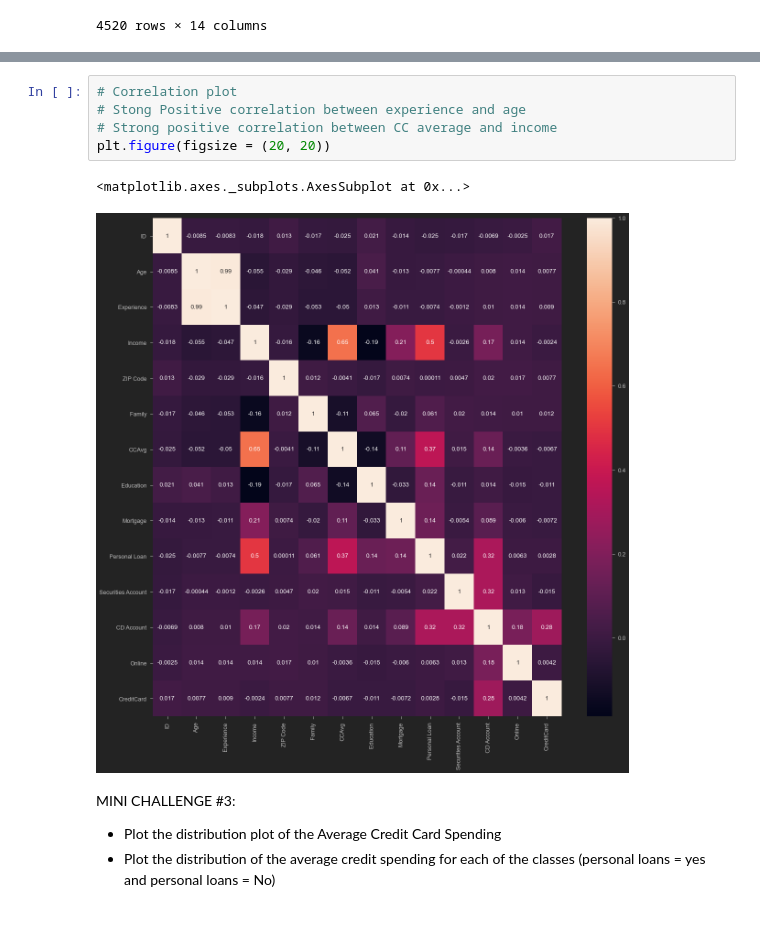
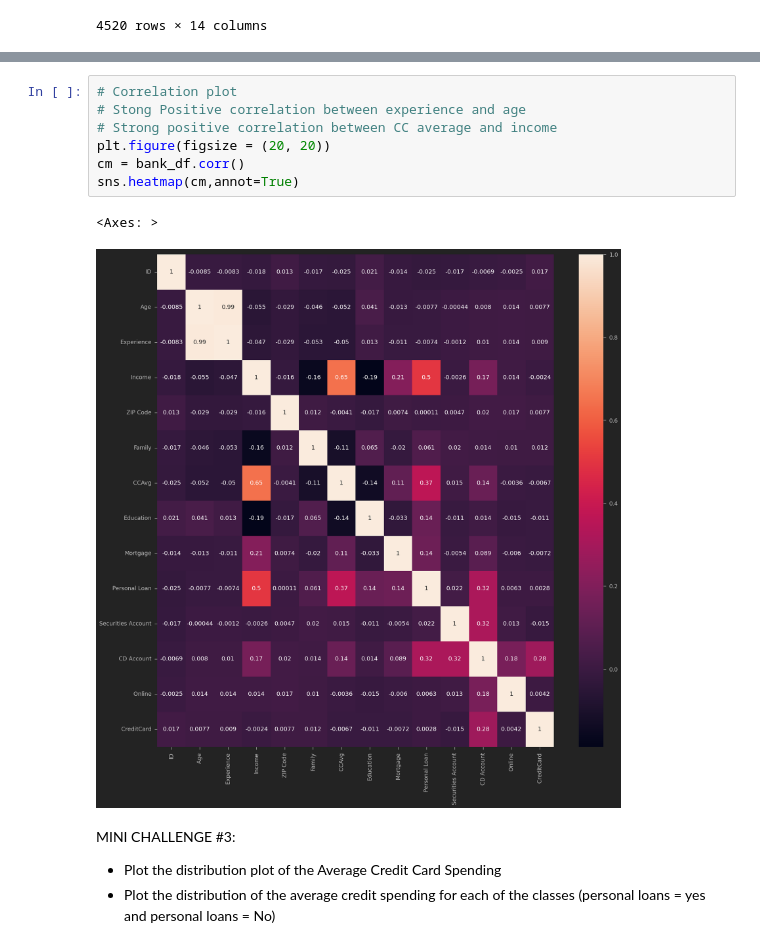
Before and after one commit to Usama-Amjad/Bank-Loan-Approval, a Jupyter notebook: Bank_Loan_Approval.ipynb, the cells around one changed output, grey strips where cells are left out. Saved outputs shown, nothing was run; the diff lists cells and outputs as text.

```diff
--- a/Bank_Loan_Approval.ipynb
+++ b/Bank_Loan_Approval.ipynb
@@ -287,11 +311,13 @@ plt.figure(figsize = (30, 30))
 # %%
 # Correlation plot
 # Stong Positive correlation between experience and age
 # Strong positive correlation between CC average and income
 plt.figure(figsize = (20, 20))
+cm = bank_df.corr()
+sns.heatmap(cm,annot=True)
 # %% [output]
-<matplotlib.axes._subplots.AxesSubplot at 0x...>
+<Axes: >
-[figure, old version]
+[figure, new version]
 # %% [markdown]
 MINI CHALLENGE #3:
 - Plot the distribution plot of the Average Credit Card Spending
```
Also changed, not shown: parts of 6 cells of this notebook.
